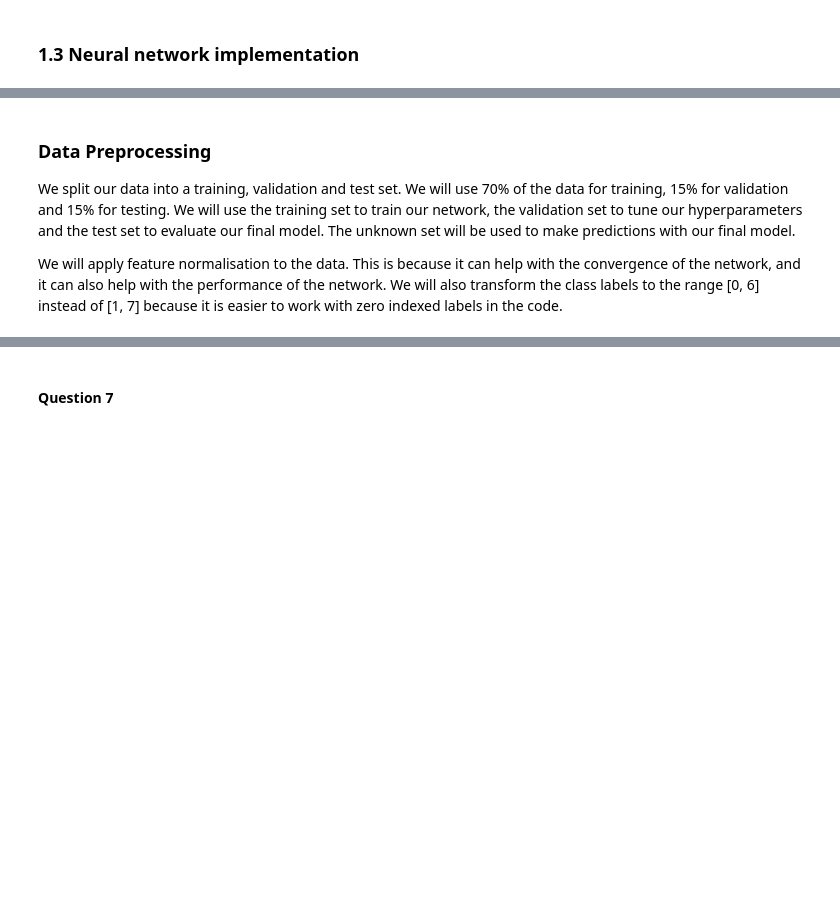
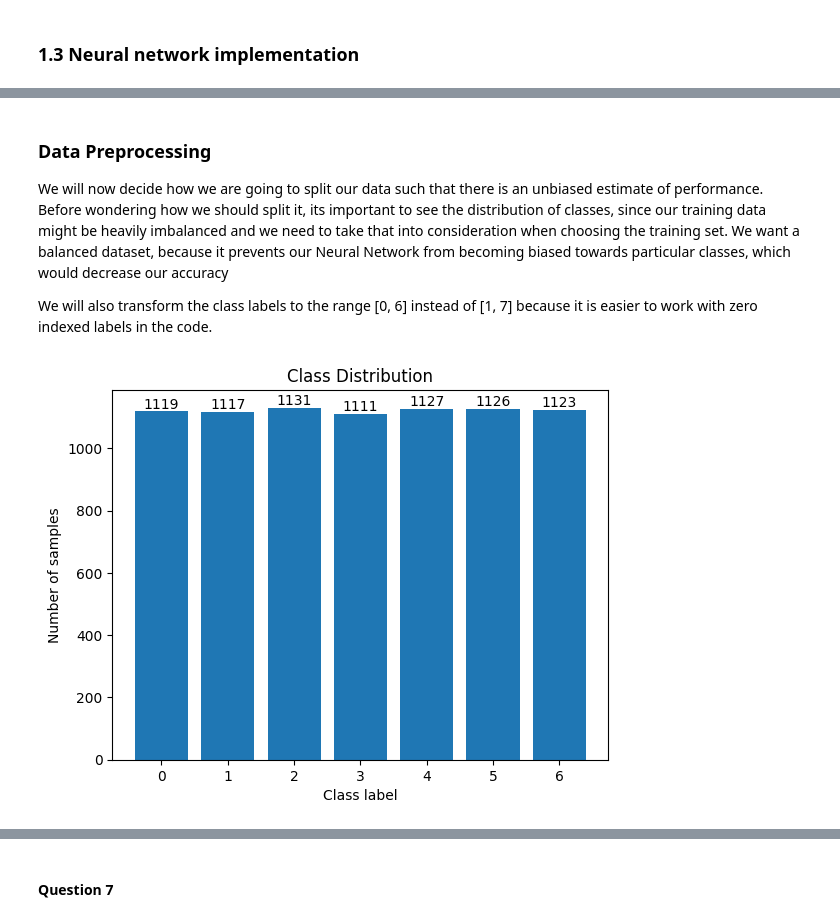
Before and after one commit to zain1290/Artificial-Neural-Network, a Jupyter notebook: src/Main.ipynb, the cells around one changed output, grey strips where cells are left out. Saved outputs shown, nothing was run; the diff lists cells and outputs as text; code cells hidden in the pictures; blank space fills up the shorter version.

```diff
--- a/src/Main.ipynb
+++ b/src/Main.ipynb
@@ -365,6 +363,25 @@ def train(net,
 # %% [markdown]
 ### Data Preprocessing
 
-We split our data into a training, validation and test set. We will use 70% of the data for training, 15% for validation and 15% for testing. We will use the training set to train our network, the validation set to tune our hyperparameters and the test set to evaluate our final model. The unknown set will be used to make predictions with our final model.
+We will now decide how we are going to split our data such that there is an unbiased estimate of performance. Before wondering how we should split it, its important to see the distribution of classes, since our training data might be heavily imbalanced and we need to take that into consideration when choosing the training set. We want a balanced dataset, because it prevents our Neural Network from becoming biased towards particular classes, which would decrease our accuracy
 
-We will apply feature normalisation to the data. This is because it can help with the convergence of the network, and it can also help with the performance of the network. We will also transform the class labels to the range [0, 6] instead of [1, 7] because it is easier to work with zero indexed labels in the code.
+We will also transform the class labels to the range [0, 6] instead of [1, 7] because it is easier to work with zero indexed labels in the code.
+# %%
+labels = targets.astype(int) - 1
+counts = np.bincount(labels.astype(int))
+classes = np.arange(len(counts))
+
+plt.figure()
+plt.bar(classes, counts)
+plt.title("Class Distribution")
+plt.xlabel("Class label")
+plt.ylabel("Number of samples")
+
+plt.xticks(classes)
+
+for i, count in enumerate(counts):
+    plt.text(i, count + 10, str(count), ha='center')
+
+plt.show()
+# %% [output]
+[figure, added]
```
Also changed, not shown: parts of 53 cells of this notebook.
